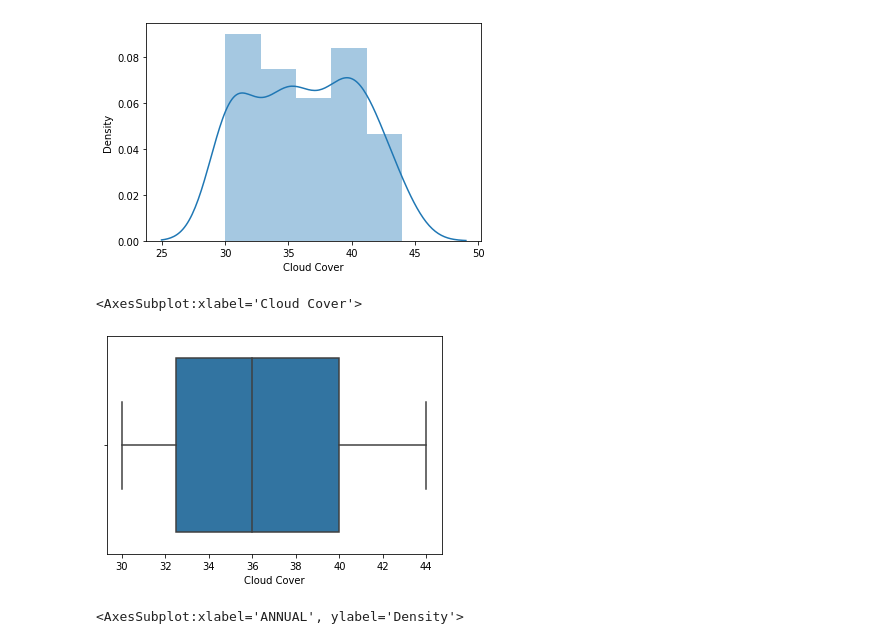
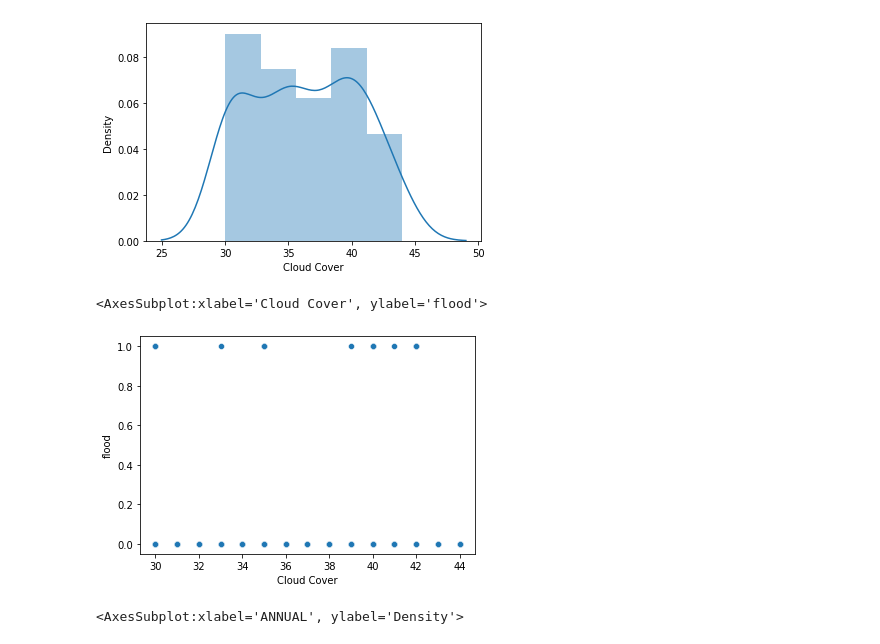
Before and after one commit to smartinternz02/SI-GuidedProject-50582-1653382527, a Jupyter notebook: Training/Floods.ipynb, the cells around one changed output. Saved outputs shown, nothing was run; the diff lists cells and outputs as text; code cells hidden in the pictures.

```diff
--- a/Training/Floods.ipynb
+++ b/Training/Floods.ipynb
@@ -50,10 +51,10 @@ sns.distplot(data['Cloud Cover'])
 <AxesSubplot:xlabel='Cloud Cover', ylabel='Density'>
 [figure]
 # %%
-sns.boxplot(data['Cloud Cover'])
+sns.scatterplot(x=data['Cloud Cover'], y=data['flood'])
 # %% [output]
-<AxesSubplot:xlabel='Cloud Cover'>
+<AxesSubplot:xlabel='Cloud Cover', ylabel='flood'>
-[figure, old version]
+[figure, new version]
 # %%
 sns.distplot(data['ANNUAL'])
 # %% [output]
```
Also changed, not shown: parts of 37 cells of this notebook.
